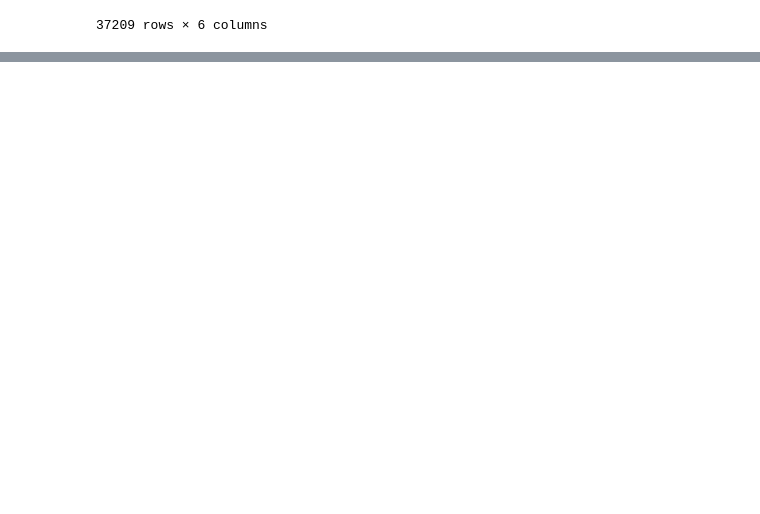
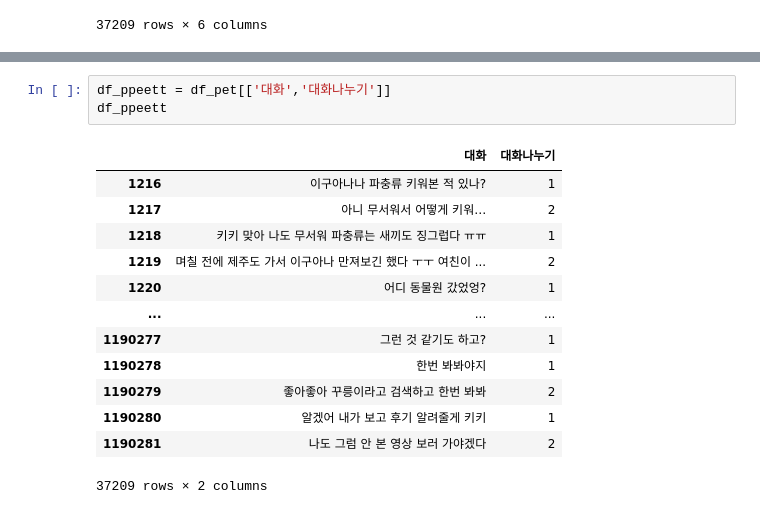
Before and after one commit to KangHoJ/hojeong-project, a Jupyter notebook: boot camp project/mini porject 3 (gpt)/chatbot_practice_2.ipynb, the cells around one changed output, grey strips where cells are left out. Saved outputs shown, nothing was run; the diff lists cells and outputs as text; blank space fills up the shorter version.

```diff
--- a/boot camp project/mini porject 3 (gpt)/chatbot_practice_2.ipynb
+++ b/boot camp project/mini porject 3 (gpt)/chatbot_practice_2.ipynb
@@ -615,0 +708,17 @@ df_q[df_q['대화나누기']=='2']
+# %%
+df_ppeett = df_pet[['대화','대화나누기']]
+df_ppeett
+# %% [output]
+|  | 대화 | 대화나누기 |
+| 1216 | 이구아나나 파충류 키워본 적 있나? | 1 |
+| 1217 | 아니 무서워서 어떻게 키워… | 2 |
+| 1218 | 키키 맞아 나도 무서워 파충류는 새끼도 징그럽다 ㅠㅠ | 1 |
+| 1219 | 며칠 전에 제주도 가서 이구아나 만져보긴 했다 ㅜㅜ 여친이 ... | 2 |
+| 1220 | 어디 동물원 갔었엉? | 1 |
+| ... | ... | ... |
+| 1190277 | 그런 것 같기도 하고? | 1 |
+| 1190278 | 한번 봐봐야지 | 1 |
+| 1190279 | 좋아좋아 꾸릉이라고 검색하고 한번 봐봐 | 2 |
+| 1190280 | 알겠어 내가 보고 후기 알려줄게 키키 | 1 |
+| 1190281 | 나도 그럼 안 본 영상 보러 가야겠다 | 2 |
+37209 rows × 2 columns
```
Also changed, not shown: parts of 22 cells of this notebook.
